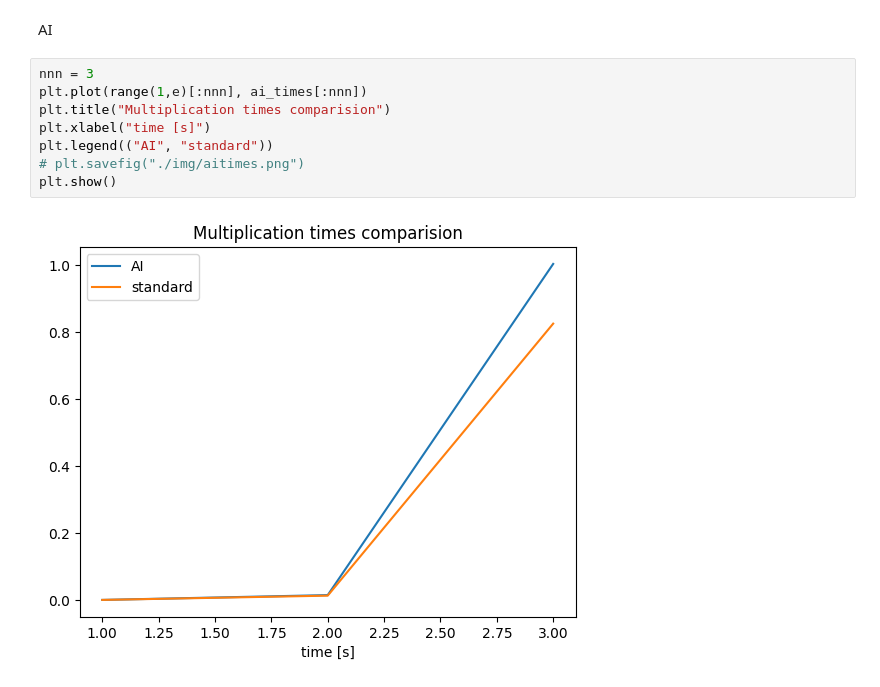
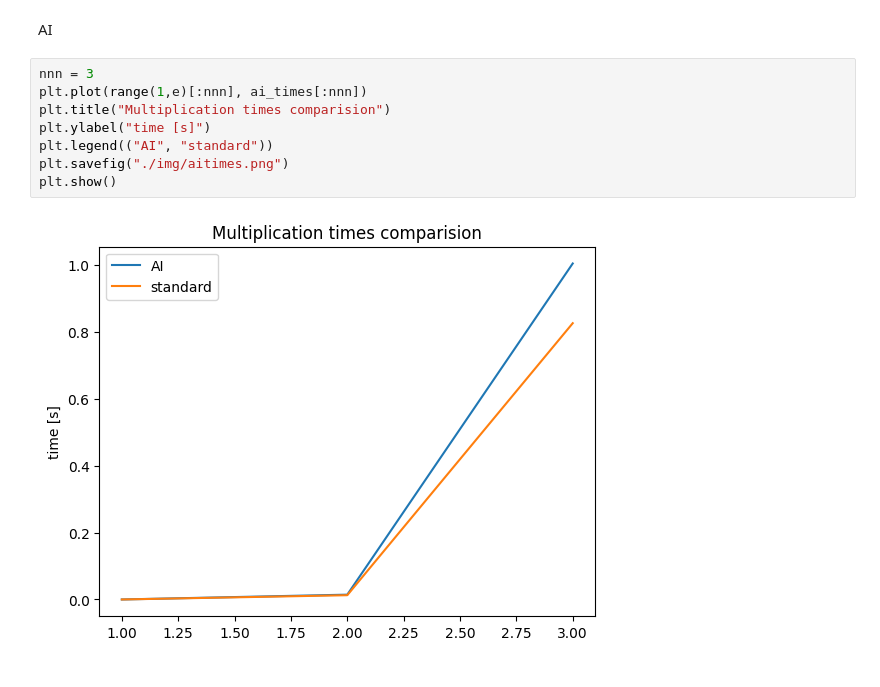
Before and after one commit to MicelloK/matrix-aglorithms, a Jupyter notebook: lab1/lab1.ipynb, the cells around one changed output. Cells and saved outputs as stored; diff of their text form.

```diff
--- a/lab1/lab1.ipynb
+++ b/lab1/lab1.ipynb
@@ -498,13 +498,13 @@ AI
 # %%
 nnn = 3
 plt.plot(range(1,e)[:nnn], ai_times[:nnn])
 plt.title("Multiplication times comparision")
-plt.xlabel("time [s]")
+plt.ylabel("time [s]")
 plt.legend(("AI", "standard"))
-# plt.savefig("./img/aitimes.png")
+plt.savefig("./img/aitimes.png")
 plt.show()
 # %% [output]
-[figure, old version]
+[figure, new version]
 # %%
 nnn = 3
 plt.plot(range(1,e), ai_op)
```
Also changed, not shown: parts of 1 cell of this notebook, 3 other files.
